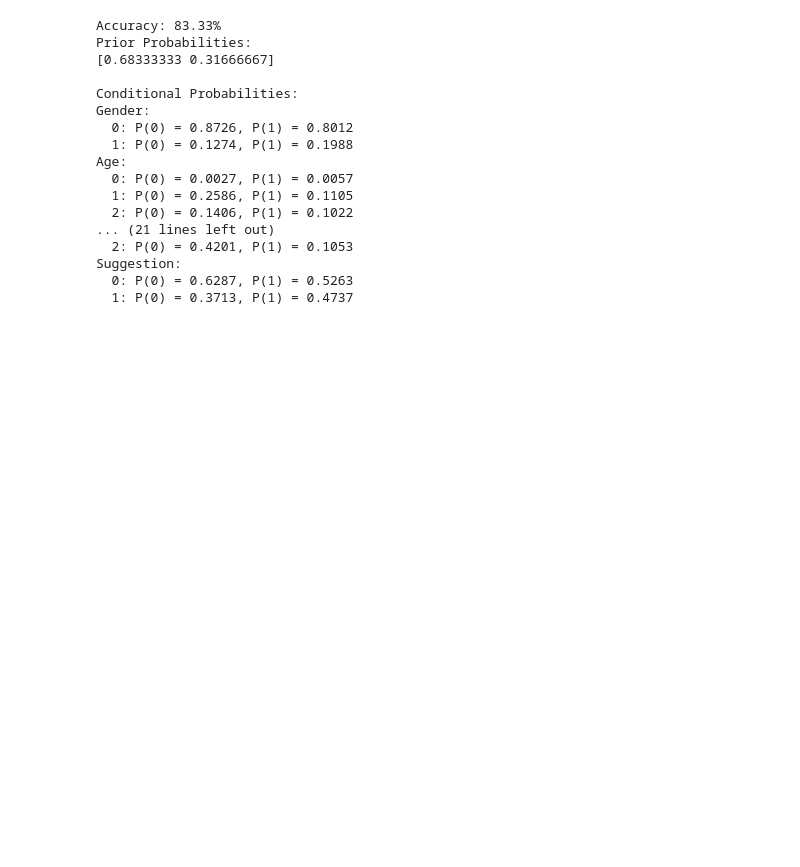
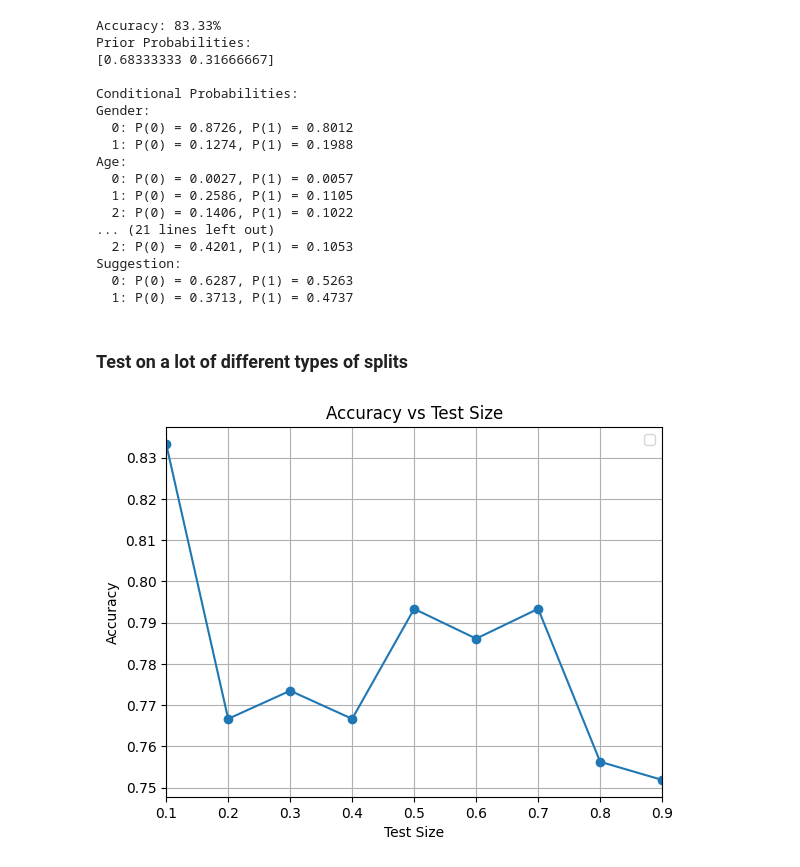
Before and after one commit to ARodrigues14/Information_Fusion_in_Data_Analysis, a Jupyter notebook: Project2/FIAD_Project_2.ipynb, the cells around one changed output. Drawn from its saved outputs; the diff is of its cells as text; code cells hidden in the pictures; blank space fills up the shorter version.

```diff
--- a/Project2/FIAD_Project_2.ipynb
+++ b/Project2/FIAD_Project_2.ipynb
@@ -283,3 +291,36 @@ Age:
 Suggestion:
   0: P(0) = 0.6287, P(1) = 0.5263
   1: P(0) = 0.3713, P(1) = 0.4737
+# %% [markdown]
+### Test on a lot of different types of splits
+# %%
+def plot_accuracy_split(X, y, test_size=0.1):
+    accuracies = []
+    test_sizes = np.arange(0.1, 1.0, 0.1)
+
+    for size in test_sizes:
+        model = BayesianModel()
+        X_train, X_test, y_train, y_test = train_test_split(X, y, test_size=size, random_state=42)
+        model.train(X_train, y_train)
+
+        predictions = []
+        for i in range(len(X_test)):
+            prediction = model.predict(X_test.iloc[i])
+            predictions.append(prediction)
+
+        accuracy = np.mean(predictions == y_test)
+        accuracies.append(accuracy)
+
+    plt.plot(test_sizes, accuracies, marker='o')
+    plt.title('Accuracy vs Test Size')
+    plt.xlabel('Test Size')
+    plt.ylabel('Accuracy')
+    plt.legend()
+    plt.xticks(test_sizes)
+    plt.xlim(0.1, 0.9)
+    plt.grid()
+    plt.show()
+
+plot_accuracy_split(X, y)
+# %% [output]
+[figure, added]
```
Also changed, not shown: parts of 6 cells of this notebook.
